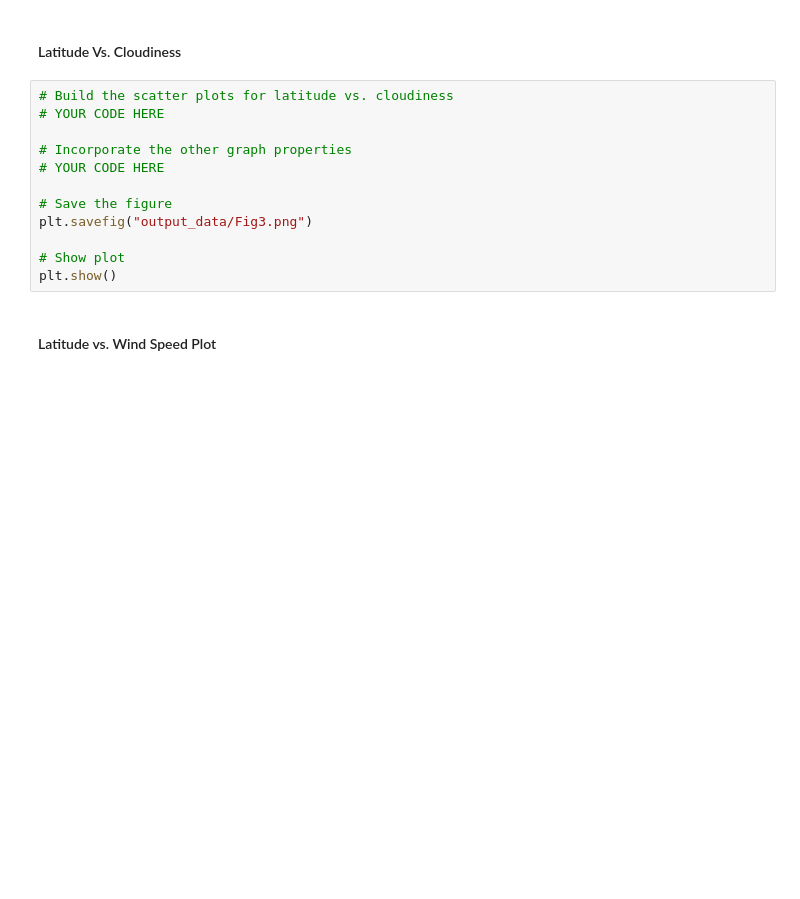
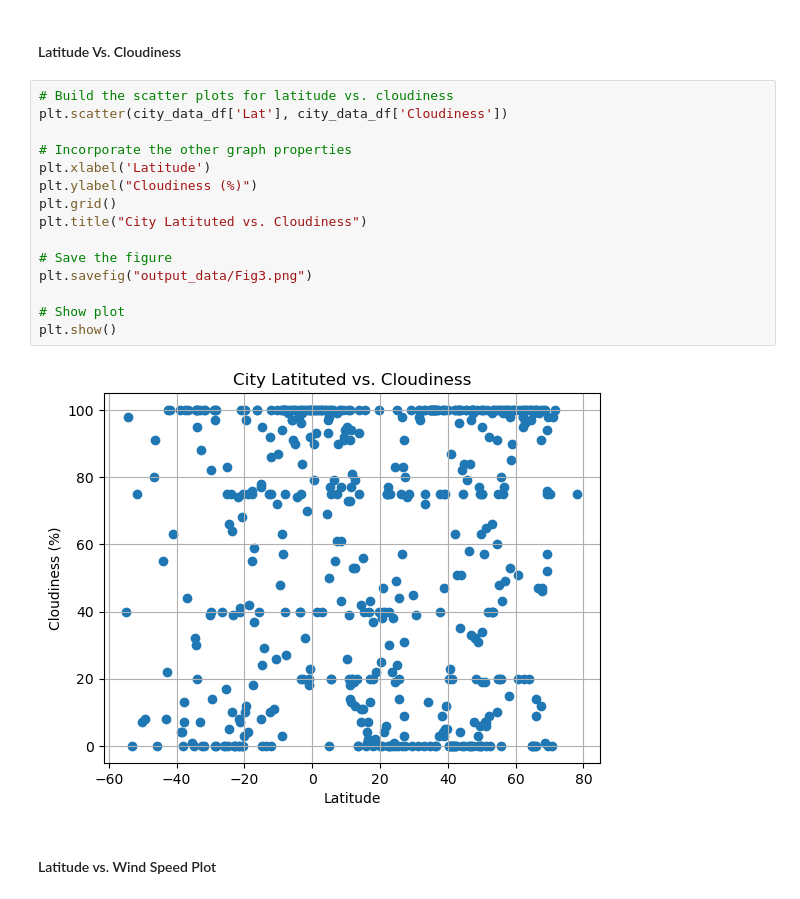
Before and after one commit to dsfackrell/python-api-challenge, a Jupyter notebook: WeatherPy/WeatherPy.ipynb, the cells around one changed output. Saved outputs shown, nothing was run; the diff lists cells and outputs as text; blank space fills up the shorter version.

```diff
--- a/WeatherPy/WeatherPy.ipynb
+++ b/WeatherPy/WeatherPy.ipynb
@@ -219,16 +191,21 @@ plt.show()
 #### Latitude Vs. Cloudiness
 # %%
 # Build the scatter plots for latitude vs. cloudiness
-# YOUR CODE HERE
+plt.scatter(city_data_df['Lat'], city_data_df['Cloudiness'])
 
 # Incorporate the other graph properties
-# YOUR CODE HERE
+plt.xlabel('Latitude')
+plt.ylabel("Cloudiness (%)")
+plt.grid()
+plt.title("City Latituted vs. Cloudiness")
 
 # Save the figure
 plt.savefig("output_data/Fig3.png")
 
 # Show plot
 plt.show()
+# %% [output]
+[figure, added]
 # %% [markdown]
 #### Latitude vs. Wind Speed Plot
 # %%
```
Also changed, not shown: parts of 8 cells of this notebook, 6 other files.
